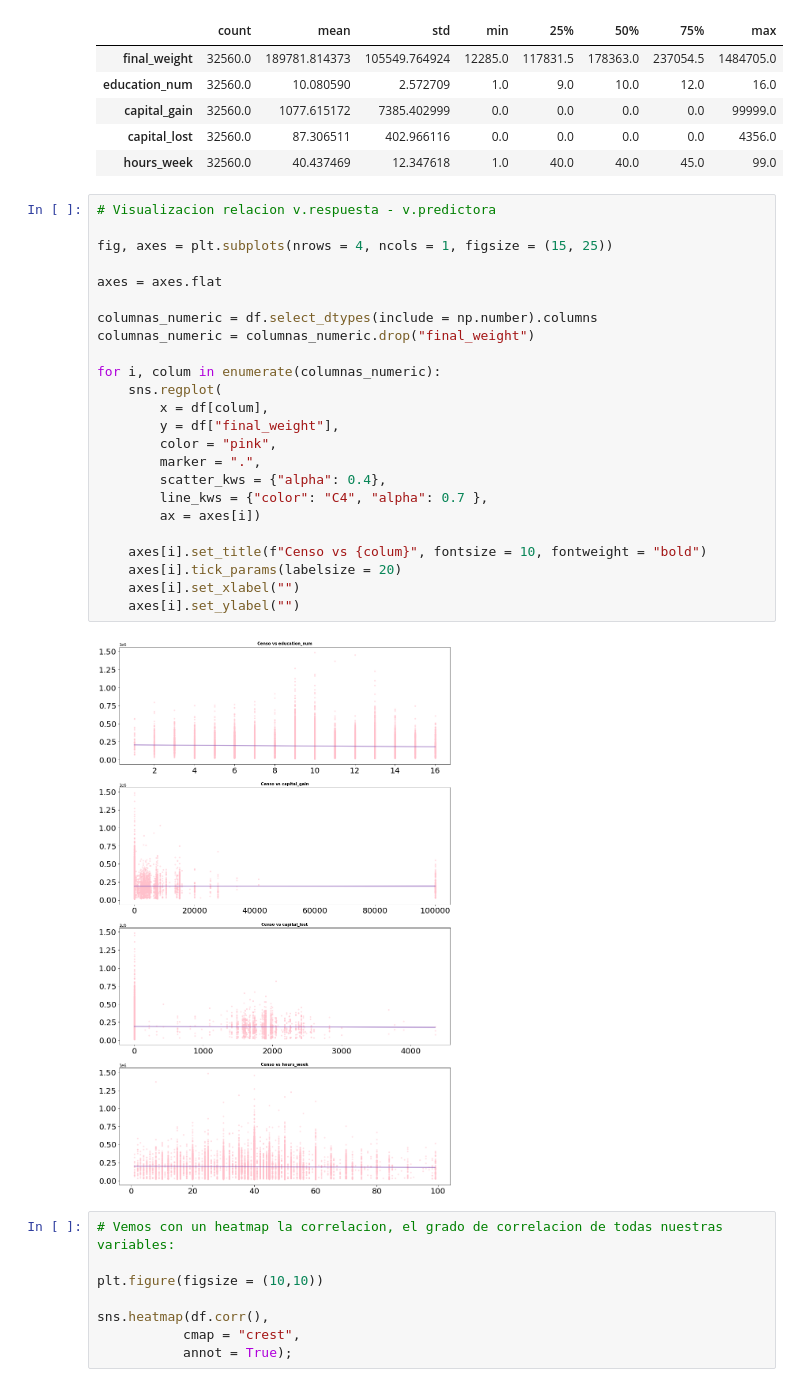
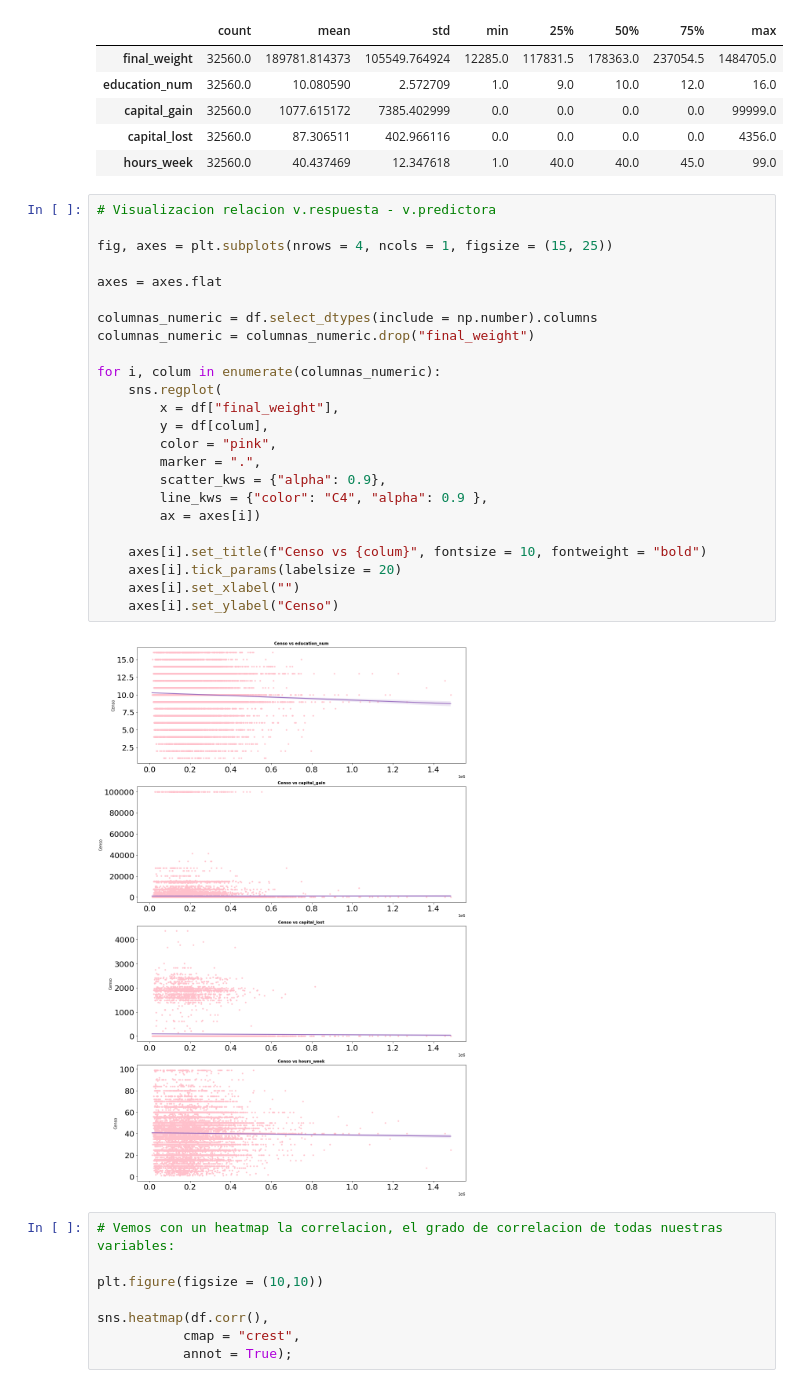
Before and after one commit to natigl/DA-bootcamp-MachineLearning, a Jupyter notebook: regresion_lineal/pp-intro-ML-nat.ipynb, the cells around one changed output. Saved outputs shown, nothing was run; the diff lists cells and outputs as text.

```diff
--- a/regresion_lineal/pp-intro-ML-nat.ipynb
+++ b/regresion_lineal/pp-intro-ML-nat.ipynb
@@ -278,29 +278,29 @@ df.select_dtypes(include = np.number).describe().T
 # %%
 # Visualizacion relacion v.respuesta - v.predictora
 
 fig, axes = plt.subplots(nrows = 4, ncols = 1, figsize = (15, 25))
 
 axes = axes.flat
 
 columnas_numeric = df.select_dtypes(include = np.number).columns
 columnas_numeric = columnas_numeric.drop("final_weight")
 
 for i, colum in enumerate(columnas_numeric):
     sns.regplot(
-        x = df[colum],
-        y = df["final_weight"],
+        x = df["final_weight"],
+        y = df[colum],
         color = "pink",
         marker = ".",
-        scatter_kws = {"alpha": 0.4},
-        line_kws = {"color": "C4", "alpha": 0.7 },
+        scatter_kws = {"alpha": 0.9},
+        line_kws = {"color": "C4", "alpha": 0.9 },
         ax = axes[i])
 
     axes[i].set_title(f"Censo vs {colum}", fontsize = 10, fontweight = "bold")
     axes[i].tick_params(labelsize = 20)
     axes[i].set_xlabel("")
-    axes[i].set_ylabel("")
+    axes[i].set_ylabel("Censo")
 # %% [output]
-[figure, old version]
+[figure, new version]
 # %%
 # Vemos con un heatmap la correlacion, el grado de correlacion de todas nuestras variables:
 
```
